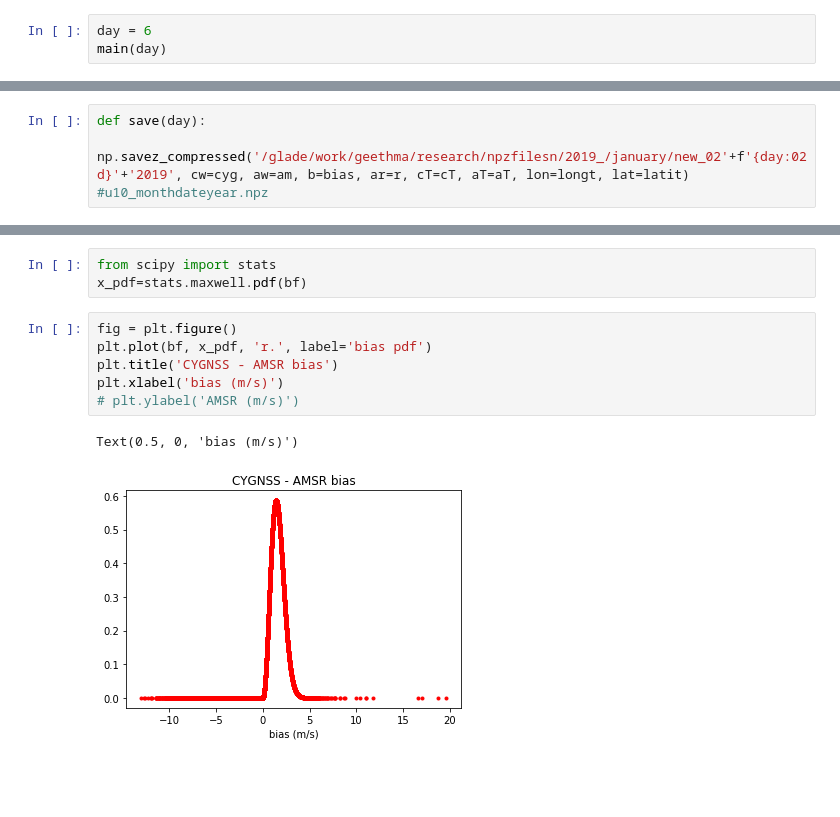
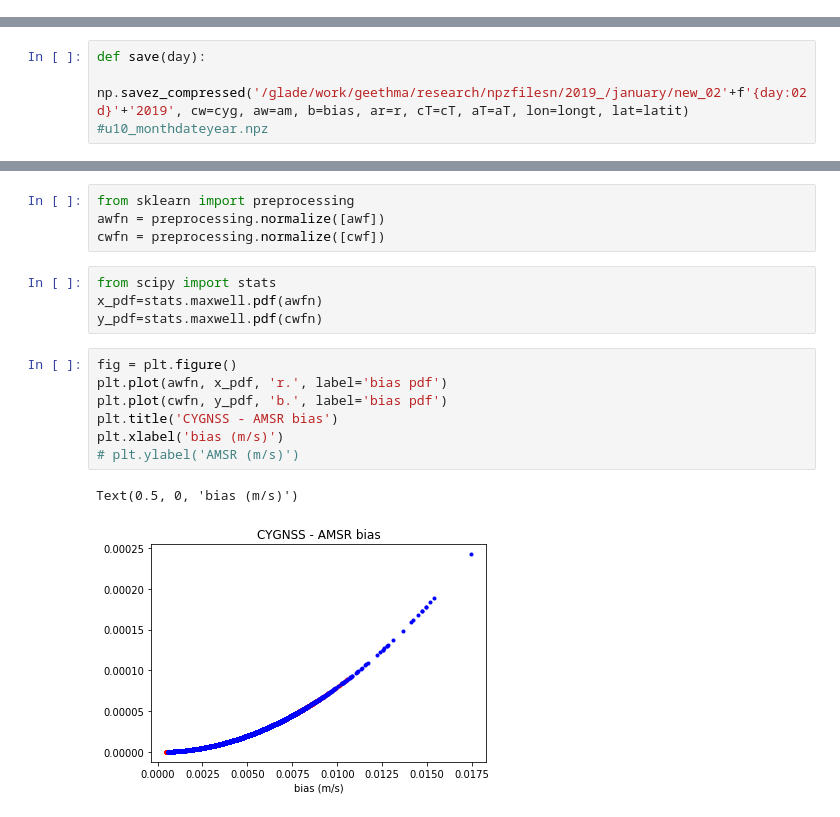
Before and after one commit to geethmaw/link, a Jupyter notebook: intersect.ipynb, the cells around one changed output, grey strips where cells are left out. Drawn from its saved outputs; the diff is of its cells as text; blank space fills up the shorter version.

```diff
--- a/intersect.ipynb
+++ b/intersect.ipynb
@@ -50,6 +50,3 @@ def main(day):
 
 
     ##########
-# %%
-day = 6
-main(day)
@@ -279,12 +290,18 @@ print(conf)
+# %%
+from sklearn import preprocessing
+awfn = preprocessing.normalize([awf])
+cwfn = preprocessing.normalize([cwf])
 # %%
 from scipy import stats
-x_pdf=stats.maxwell.pdf(bf)
+x_pdf=stats.maxwell.pdf(awfn)
+y_pdf=stats.maxwell.pdf(cwfn)
 # %%
 fig = plt.figure()
-plt.plot(bf, x_pdf, 'r.', label='bias pdf')
+plt.plot(awfn, x_pdf, 'r.', label='bias pdf')
+plt.plot(cwfn, y_pdf, 'b.', label='bias pdf')
 plt.title('CYGNSS - AMSR bias')
 plt.xlabel('bias (m/s)')
 # plt.ylabel('AMSR (m/s)')
 # %% [output]
 Text(0.5, 0, 'bias (m/s)')
-[figure, old version]
+[figure, new version]
```
Also changed, not shown: parts of 21 cells of this notebook, 4 other files.
